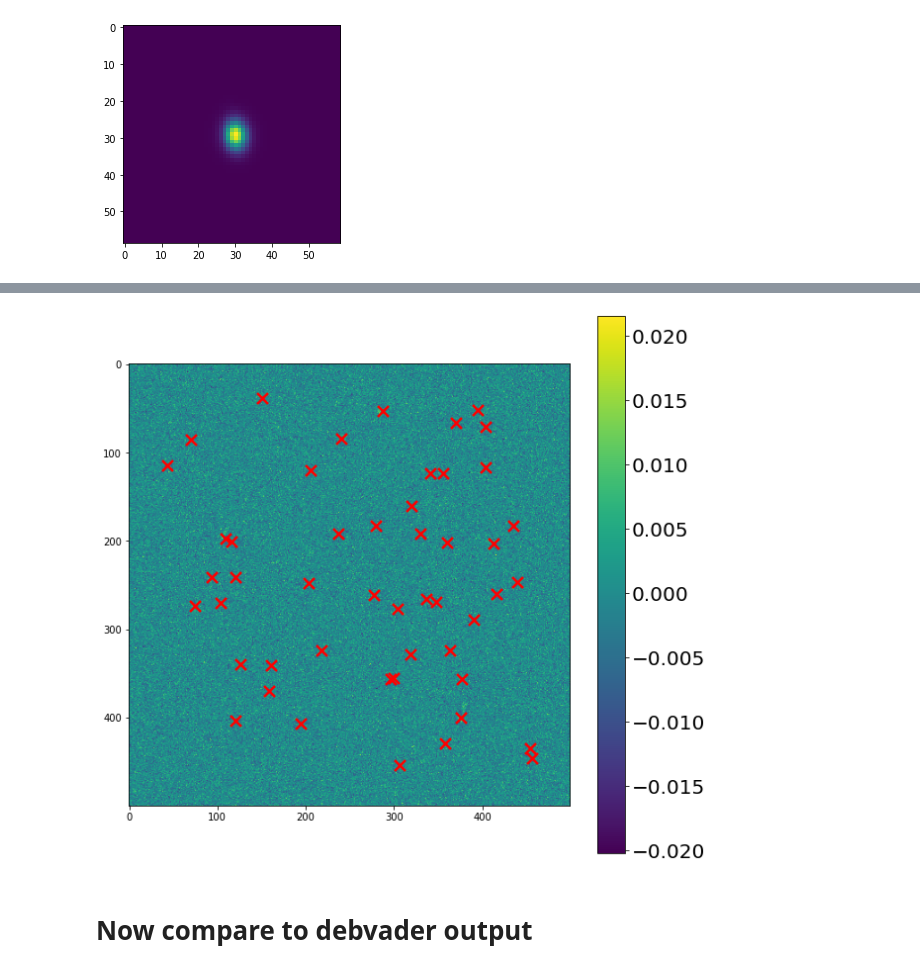
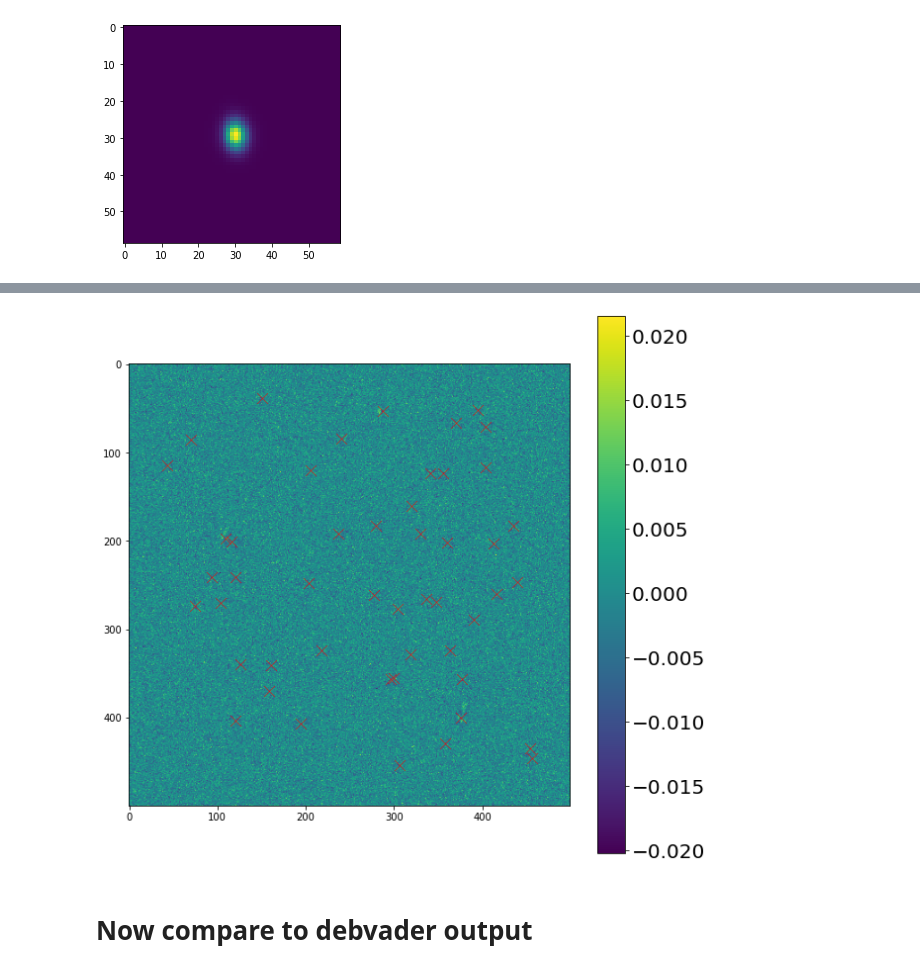
Before and after one commit to b-biswas/MADNESS-legacy, a Jupyter notebook: notebooks/test_simultaneous_deblending.ipynb, the cells around one changed output, grey strips where cells are left out. Cells and saved outputs as stored; diff of their text form; code cells hidden in the pictures.

```diff
--- a/notebooks/test_simultaneous_deblending.ipynb
+++ b/notebooks/test_simultaneous_deblending.ipynb
@@ -193,15 +193,16 @@ plt.show()
 # %%
 fig = plt.figure(figsize=(10,10))
 ax = fig.gca()
-residual = deb.compute_residual(blend['blend_images'][0]/80000).numpy()
+padding_infos = deb.get_padding_infos()
+residual = deb.compute_residual(blend['blend_images'][0]/80000, padding_infos=padding_infos).numpy()
 #residual = np.transpose(deb.postage_stamp,
 im1 = ax.imshow(residual[:, :, 2])
 cbar =fig.colorbar(im1, ax=ax)
 cbar.ax.tick_params(labelsize=20)
 for i in range(len(blend['blend_list'][0])):
-    plt.scatter(blend['blend_list'][0]['x_peak'][i], blend['blend_list'][0]['y_peak'][i], marker="x", linewidths=2.5, s=120, c="r")
+    plt.scatter(blend['blend_list'][0]['x_peak'][i], blend['blend_list'][0]['y_peak'][i], marker="x", linewidths=.5, s=120, c="r")
 # %% [output]
-[figure, old version]
+[figure, new version]
 # %% [markdown]
 # Now compare to debvader output
 # %%
```
Also changed, not shown: parts of 3 cells of this notebook, 1 other file.
